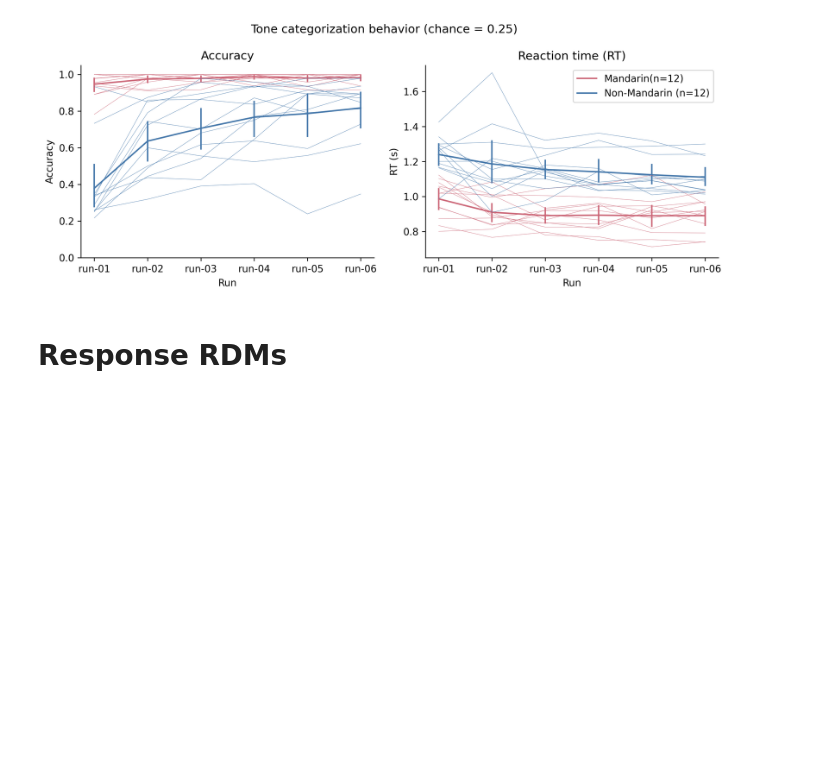
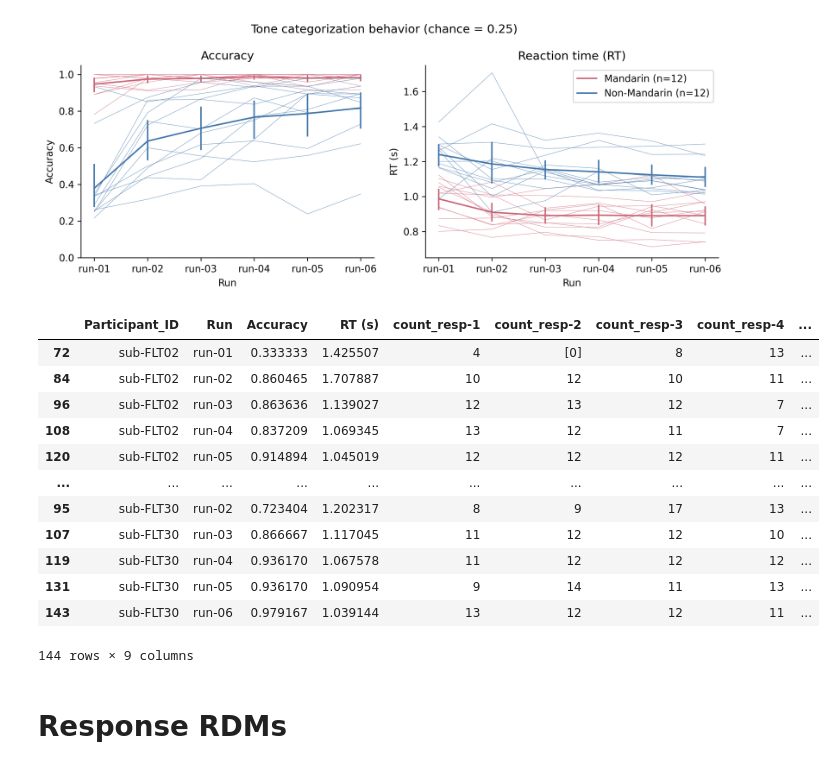
Before and after one commit to sitek/auditory_category_learning, a Jupyter notebook: behav_conversion/behavior_analysis.ipynb, the cells around one changed output. Cells and saved outputs as stored; diff of their text form; code cells hidden in the pictures; blank space fills up the shorter version.

```diff
--- a/behav_conversion/behavior_analysis.ipynb
+++ b/behav_conversion/behavior_analysis.ipynb
@@ -785,6 +785,32 @@ sns.despine(fig=fig)
 fig.savefig('behav_group-comparison_acc_rt.svg')
 # %% [output]
 [figure]
+# %%
+mand_behav_df['Group'] = 'Mandarin'
+nman_behav_df['Group'] = 'non-Mandarin'
+
+combined_behav_df = pd.concat([mand_behav_df, nman_behav_df], ignore_index=True)
+
+combined_behav_df.sort_values(by=['Participant_ID', 'Run'], inplace=True)
+
+# save combined behavioral summary file
+fname = 'FLT_group-combined_behav_summary.csv'
+combined_behav_df.to_csv(fname, index=False)
+combined_behav_df
+# %% [output]
+|  | Participant_ID | Run | Accuracy | RT (s) | count_resp-1 | count_resp-2 | count_resp-3 | count_resp-4 | ... |
+| 72 | sub-FLT02 | run-01 | 0.333333 | 1.425507 | 4 | [0] | 8 | 13 | ... |
+| 84 | sub-FLT02 | run-02 | 0.860465 | 1.707887 | 10 | 12 | 10 | 11 | ... |
+| 96 | sub-FLT02 | run-03 | 0.863636 | 1.139027 | 12 | 13 | 12 | 7 | ... |
+| 108 | sub-FLT02 | run-04 | 0.837209 | 1.069345 | 13 | 12 | 11 | 7 | ... |
+| 120 | sub-FLT02 | run-05 | 0.914894 | 1.045019 | 12 | 12 | 12 | 11 | ... |
+| ... | ... | ... | ... | ... | ... | ... | ... | ... | ... |
+| 95 | sub-FLT30 | run-02 | 0.723404 | 1.202317 | 8 | 9 | 17 | 13 | ... |
+| 107 | sub-FLT30 | run-03 | 0.866667 | 1.117045 | 11 | 12 | 12 | 10 | ... |
+| 119 | sub-FLT30 | run-04 | 0.936170 | 1.067578 | 11 | 12 | 12 | 12 | ... |
+| 131 | sub-FLT30 | run-05 | 0.936170 | 1.090954 | 9 | 14 | 11 | 13 | ... |
+| 143 | sub-FLT30 | run-06 | 0.979167 | 1.039144 | 13 | 12 | 12 | 11 | ... |
+144 rows × 9 columns
 # %% [markdown]
 # Response RDMs
 # %%
```
Also changed, not shown: parts of 4 cells of this notebook, 8 other files.
